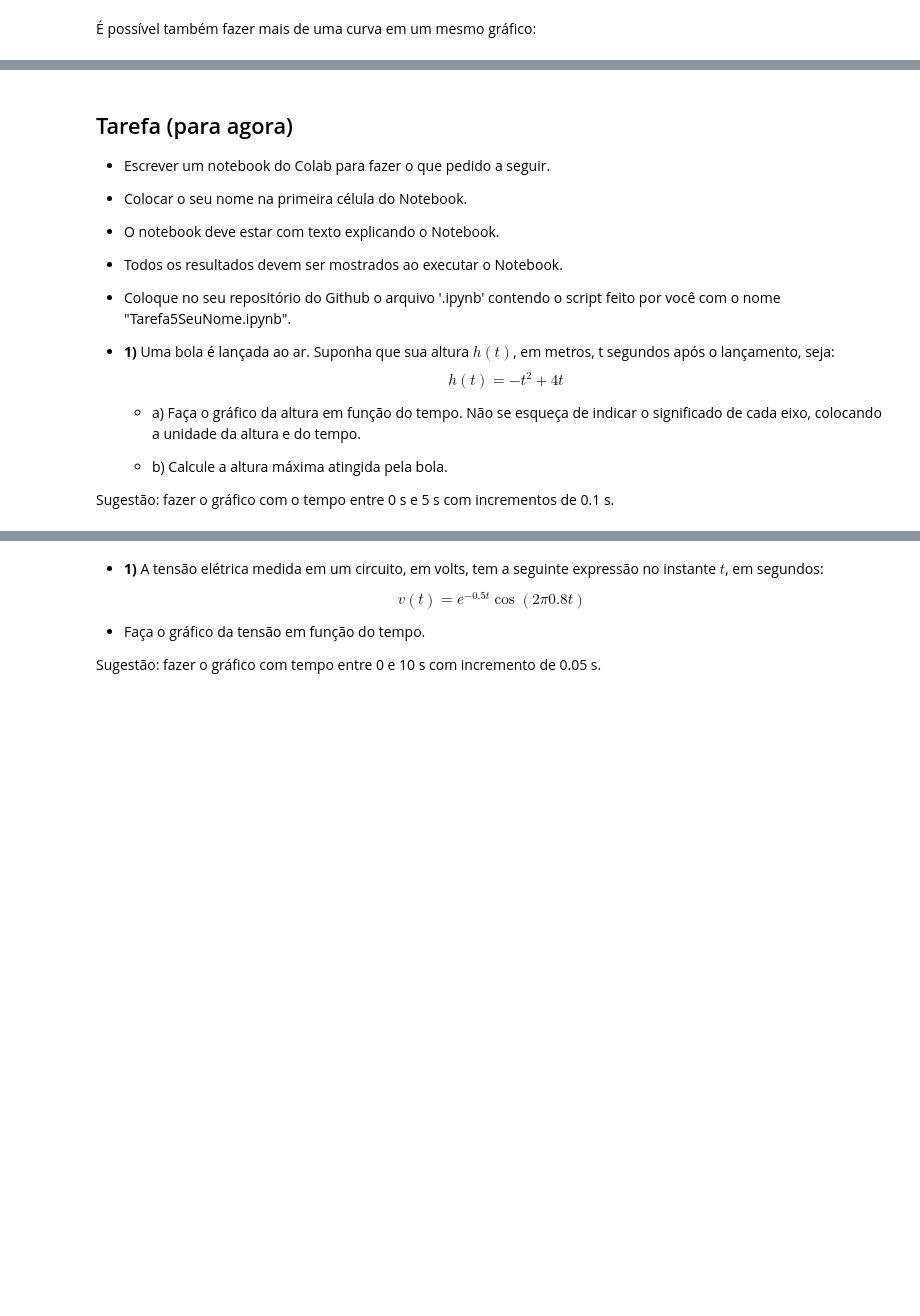
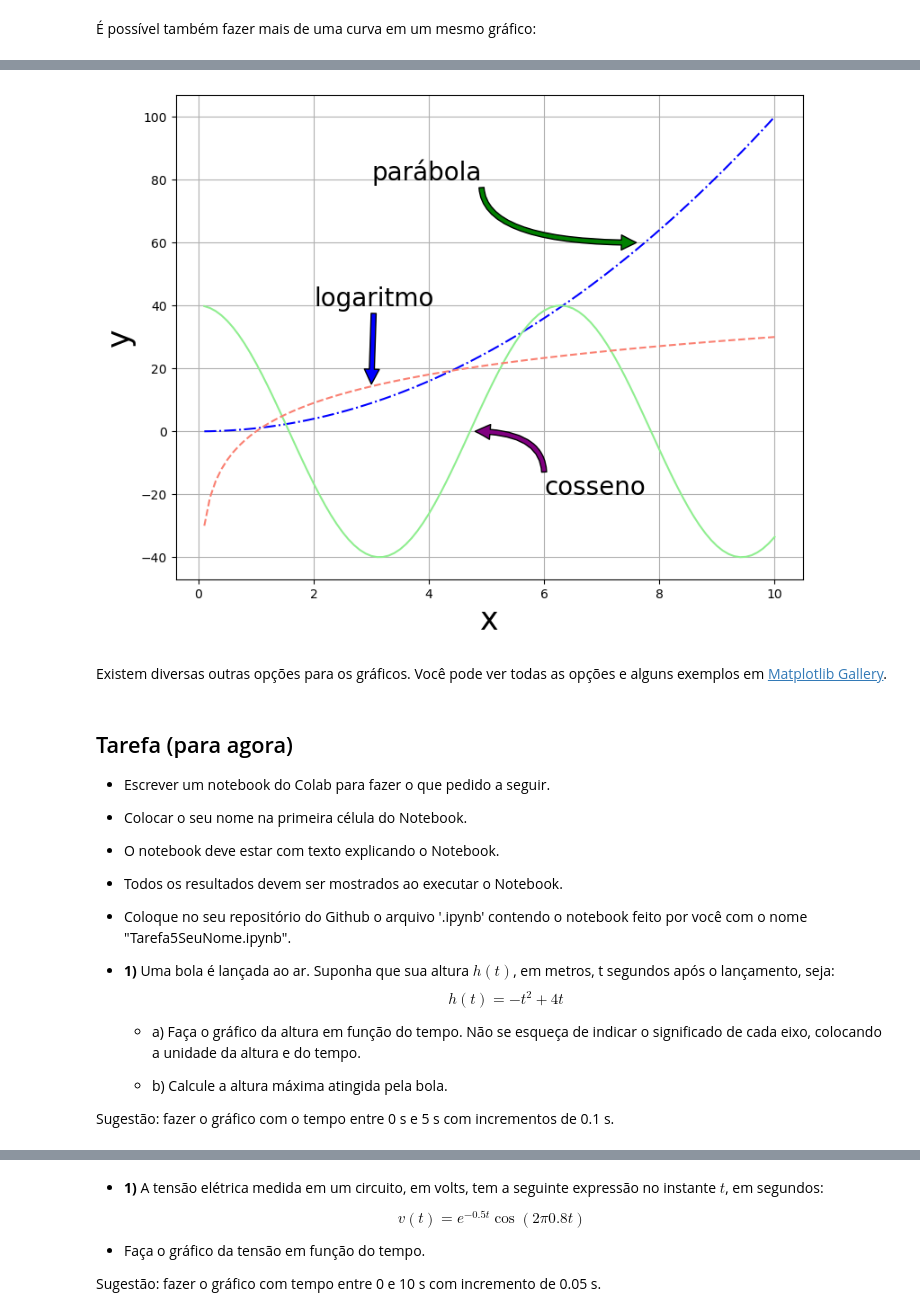
Before and after one commit to rnwatanabe/BasesComputacionais, a Jupyter notebook: aula3/RepresentaçãoGraficaDeFunções.ipynb, the cells around one changed output, grey strips where cells are left out. Drawn from its saved outputs; the diff is of its cells as text; code cells hidden in the pictures; blank space fills up the shorter version.

```diff
--- a/aula3/RepresentaçãoGraficaDeFunções.ipynb
+++ b/aula3/RepresentaçãoGraficaDeFunções.ipynb
@@ -223,3 +356,24 @@ plt.show()
+# %%
+plt.figure(figsize=(9,7))
+plt.plot(x, y, color = 'blue', linestyle = '-.')
+plt.plot(x, z, color = 'lightgreen', linestyle = '-')
+plt.plot(x, w, color = 'salmon', linestyle = '--')
+plt.annotate('logaritmo',(3, 15), xytext=(2,40),
+             arrowprops=dict(facecolor='blue'),
+             fontsize=20)
+plt.annotate('parábola',(7.6, 60), xytext=(3,80),
+             arrowprops=dict(facecolor='green', connectionstyle='Angle3'), fontsize=20)
+plt.annotate('cosseno',(4.8, 0), xytext=(6,-20),
+             arrowprops=dict(facecolor='purple', connectionstyle='Angle3'),
+             fontsize=20)
+plt.xlabel('x', fontsize=25)
+plt.ylabel('y', fontsize=25)
+plt.grid()
+plt.show()
+# %% [output]
+[figure, added]
+# %% [markdown]
+Existem diversas outras opções para os gráficos. Você pode ver todas as opções e alguns exemplos em [Matplotlib Gallery](https://matplotlib.org/stable/gallery/index.html).
 # %% [markdown]
 ## Tarefa (para agora)
 
@@ -231,7 +385,7 @@ plt.show()
 
 - Todos os resultados devem ser mostrados ao executar o  Notebook.
 
-- Coloque no seu repositório do Github o arquivo '.ipynb' contendo o script feito por você com o nome "Tarefa5SeuNome.ipynb".
+- Coloque no seu repositório do Github o arquivo '.ipynb' contendo o notebook feito por você com o nome "Tarefa5SeuNome.ipynb".
 
 - **1)** Uma bola é lançada ao ar. Suponha que sua altura $h(t)$, em metros, t segundos após o lançamento, seja:
 $$h(t) = −t^2 + 4t$$
```
Also changed, not shown: parts of 38 cells of this notebook, 1 other file.
